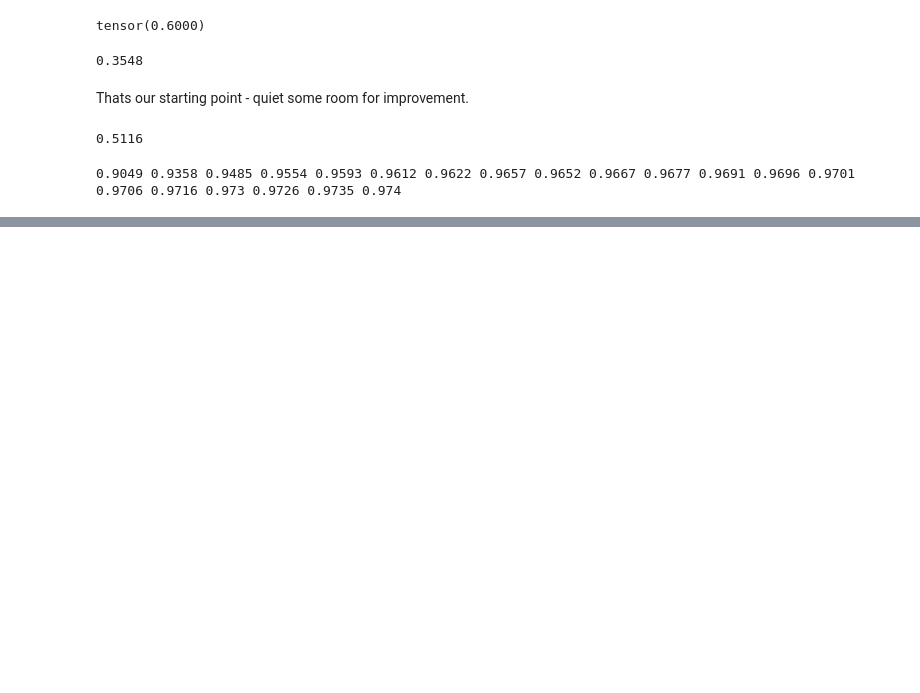
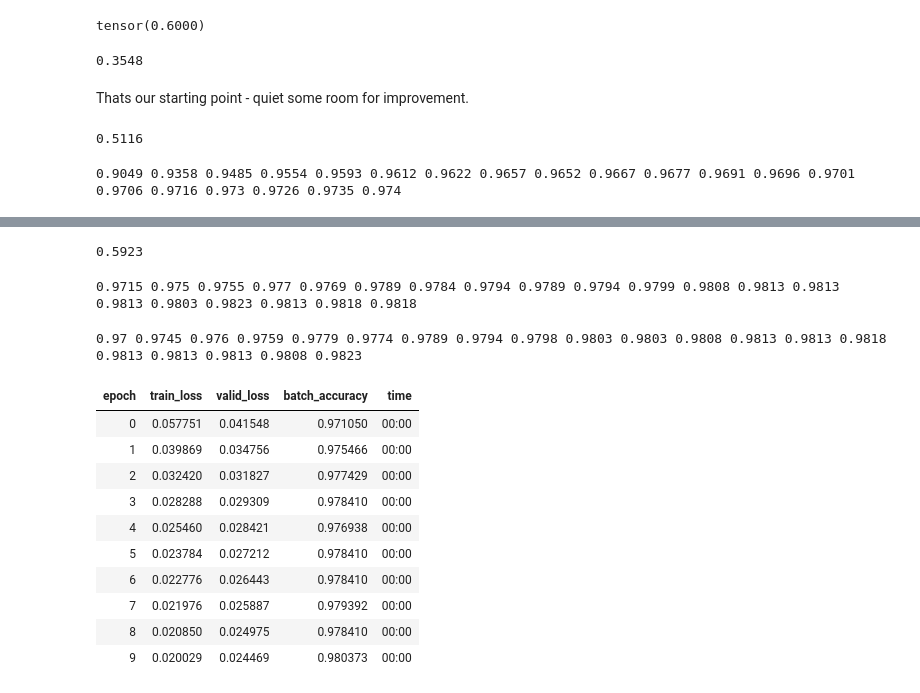
Before and after one commit to huli/fast-ai-course, a Jupyter notebook: chapters/chapter-03.ipynb, the cells around one changed output, grey strips where cells are left out. Drawn from its saved outputs; the diff is of its cells as text; code cells hidden in the pictures; blank space fills up the shorter version.

```diff
--- a/chapters/chapter-03.ipynb
+++ b/chapters/chapter-03.ipynb
@@ -742,0 +779,5 @@ We are now
+# %%
+# we still can keep our validate function
+validate_epoch(linear_model)
+# %% [output]
+0.5923
@@ -742,0 +790,13 @@ We are now
+# %%
+# and train for 20 epochs
+train_model(linear_model, 20)
+# %% [output]
+0.9715 0.975 0.9755 0.977 0.9769 0.9789 0.9784 0.9794 0.9789 0.9794 0.9799 0.9808 0.9813 0.9813 0.9813 0.9803 0.9823 0.9813 0.9818 0.9818
+# %%
+# indeed not even our optimizer is needed -
+# fastai already provides the same functionality
+linear_model = nn.Linear(28*28, 1)
+optimizer = SGD(linear_model.parameters(), lr)
+train_model(linear_model, 20)
+# %% [output]
+0.97 0.9745 0.976 0.9759 0.9779 0.9774 0.9789 0.9794 0.9798 0.9803 0.9803 0.9808 0.9813 0.9813 0.9818 0.9813 0.9813 0.9813 0.9808 0.9823
@@ -742,0 +807,18 @@ We are now
+# %%
+# and then we can instantiate our Learner and call fit
+learn = Learner(data_loaders, nn.Linear(28*28, 1), opt_func=SGD,
+               loss_func=mnist_loss, metrics=batch_accuracy)
+
+learn.fit(10, lr=lr)
+# %% [output]
+| epoch | train_loss | valid_loss | batch_accuracy | time |
+| 0 | 0.057751 | 0.041548 | 0.971050 | 00:00 |
+| 1 | 0.039869 | 0.034756 | 0.975466 | 00:00 |
+| 2 | 0.032420 | 0.031827 | 0.977429 | 00:00 |
+| 3 | 0.028288 | 0.029309 | 0.978410 | 00:00 |
+| 4 | 0.025460 | 0.028421 | 0.976938 | 00:00 |
+| 5 | 0.023784 | 0.027212 | 0.978410 | 00:00 |
+| 6 | 0.022776 | 0.026443 | 0.978410 | 00:00 |
+| 7 | 0.021976 | 0.025887 | 0.979392 | 00:00 |
+| 8 | 0.020850 | 0.024975 | 0.978410 | 00:00 |
+| 9 | 0.020029 | 0.024469 | 0.980373 | 00:00 |
```
Also changed, not shown: parts of 23 cells of this notebook, 1 other file.
